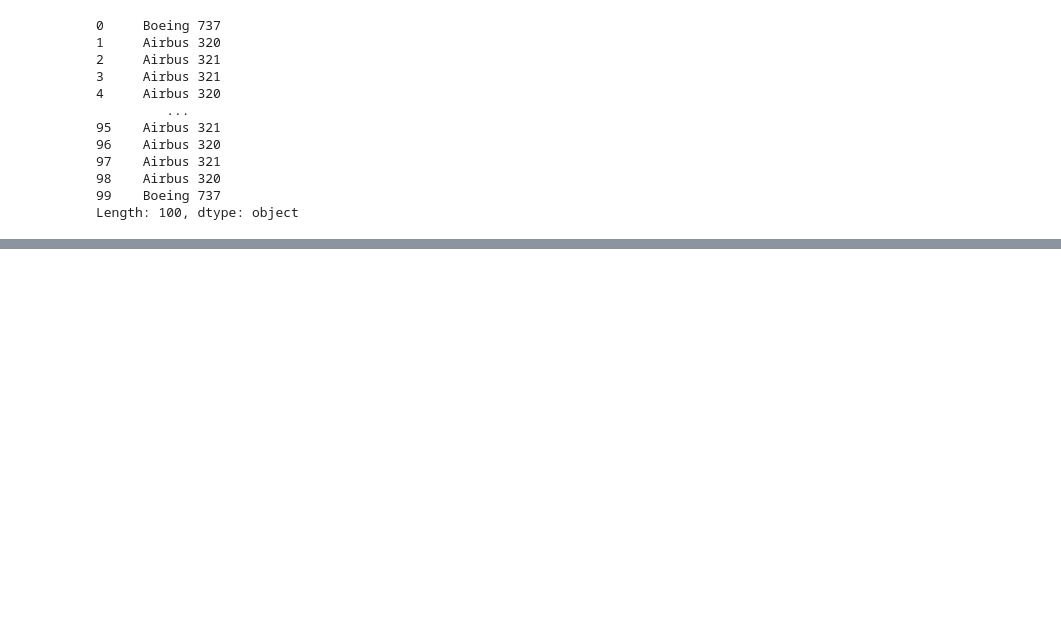
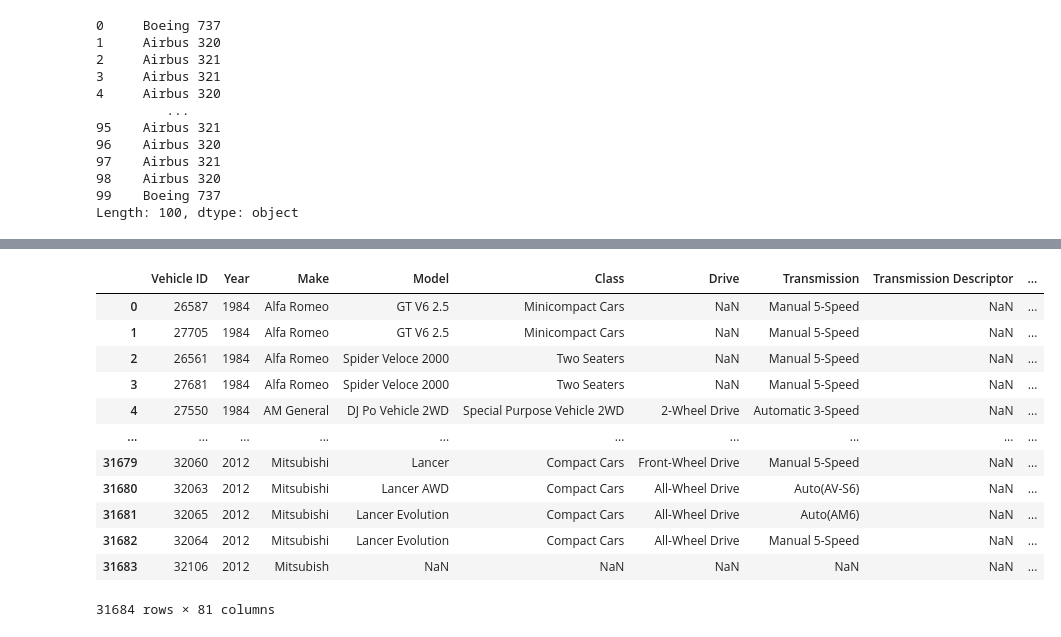
Before and after one commit to kudzik/Career-Path-Data-Science, a Jupyter notebook: Zadania/Zadania_Pandas.ipynb, the cells around one changed output, grey strips where cells are left out. Saved outputs shown, nothing was run; the diff lists cells and outputs as text; code cells hidden in the pictures; blank space fills up the shorter version.

```diff
--- a/Zadania/Zadania_Pandas.ipynb
+++ b/Zadania/Zadania_Pandas.ipynb
@@ -2693,0 +2752,22 @@ Length: 100, dtype: object
+# %%
+# Do zmiennej fuel wczytaj zawartość pliku fuel.csv. Podczas wczytywania skorzystaj z dodatkowego argumentu low_memory=False.
+# Wyświetl nagłówek tak utworzonego Data Frame
+
+fuel = pd.read_csv(
+    "/Users/kudzik/Repo/Career-Path-Data-Science/Pliki/fuel.csv", low_memory=False
+)
+fuel
+# %% [output]
+|  | Vehicle ID | Year | Make | Model | Class | Drive | Transmission | Transmission Descriptor | ... |
+| 0 | 26587 | 1984 | Alfa Romeo | GT V6 2.5 | Minicompact Cars | NaN | Manual 5-Speed | NaN | ... |
+| 1 | 27705 | 1984 | Alfa Romeo | GT V6 2.5 | Minicompact Cars | NaN | Manual 5-Speed | NaN | ... |
+| 2 | 26561 | 1984 | Alfa Romeo | Spider Veloce 2000 | Two Seaters | NaN | Manual 5-Speed | NaN | ... |
+| 3 | 27681 | 1984 | Alfa Romeo | Spider Veloce 2000 | Two Seaters | NaN | Manual 5-Speed | NaN | ... |
+| 4 | 27550 | 1984 | AM General | DJ Po Vehicle 2WD | Special Purpose Vehicle 2WD | 2-Wheel Drive | Automatic 3-Speed | NaN | ... |
+| ... | ... | ... | ... | ... | ... | ... | ... | ... | ... |
+| 31679 | 32060 | 2012 | Mitsubishi | Lancer | Compact Cars | Front-Wheel Drive | Manual 5-Speed | NaN | ... |
+| 31680 | 32063 | 2012 | Mitsubishi | Lancer AWD | Compact Cars | All-Wheel Drive | Auto(AV-S6) | NaN | ... |
+| 31681 | 32065 | 2012 | Mitsubishi | Lancer Evolution | Compact Cars | All-Wheel Drive | Auto(AM6) | NaN | ... |
+| 31682 | 32064 | 2012 | Mitsubishi | Lancer Evolution | Compact Cars | All-Wheel Drive | Manual 5-Speed | NaN | ... |
+| 31683 | 32106 | 2012 | Mitsubish | NaN | NaN | NaN | NaN | NaN | ... |
+31684 rows × 81 columns
```
Also changed, not shown: parts of 81 cells of this notebook, 2 other files.
